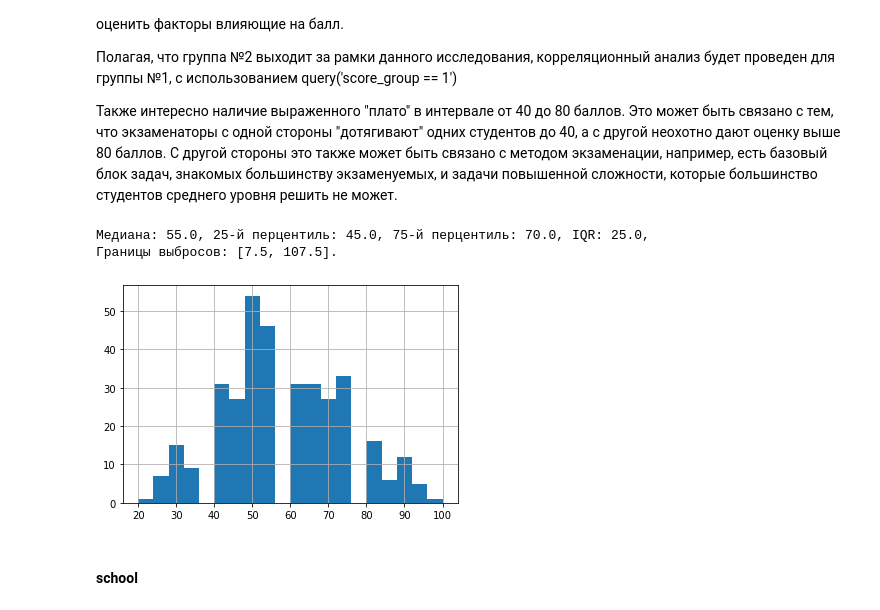
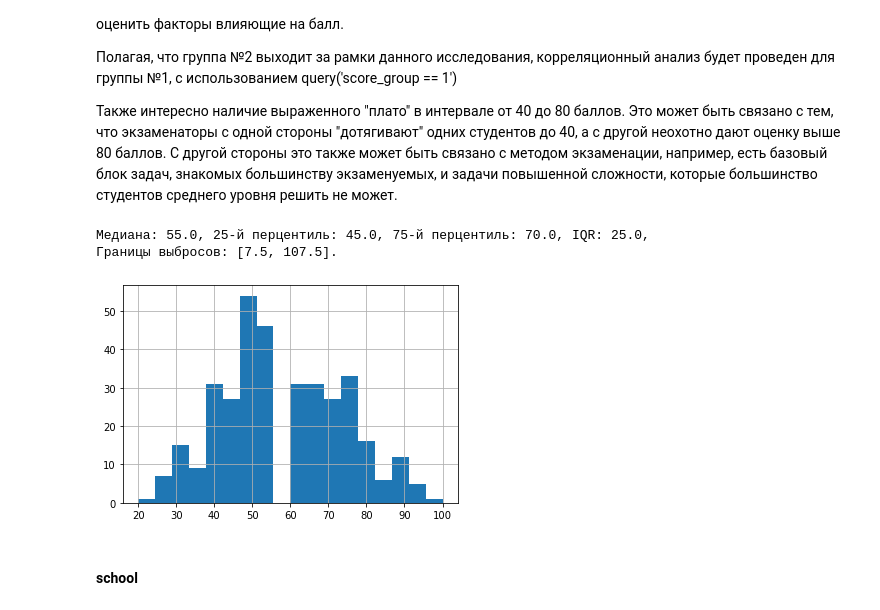
Before and after one commit to twwwisterra/skillfactory, a Jupyter notebook: module_2/EDA.ipynb, the cells around one changed output. Cells and saved outputs as stored; diff of their text form; code cells hidden in the pictures.

```diff
--- a/module_2/EDA.ipynb
+++ b/module_2/EDA.ipynb
@@ -239,11 +239,11 @@ students_scored.query('score > 0').boxplot(column='score')
 # %%
 '''данные по оценкам для студентов получивших более 0 баллов'''
 students_scored['score_group'] = students_scored['score'].apply(lambda x: 1 if x > 0 else 2)
-get_stat_values(students_scored.query('score_group == 1'), 'score', draw=True)
+get_stat_values(students_scored.query('score_group == 1'), 'score', draw=True, bins=18)
 # %% [output]
 Медиана: 55.0, 25-й перцентиль: 45.0, 75-й перцентиль: 70.0, IQR: 25.0,
 Границы выбросов: [7.5, 107.5].
-[figure, old version]
+[figure, new version]
 # %% [markdown]
 #### school
 # %%
```
